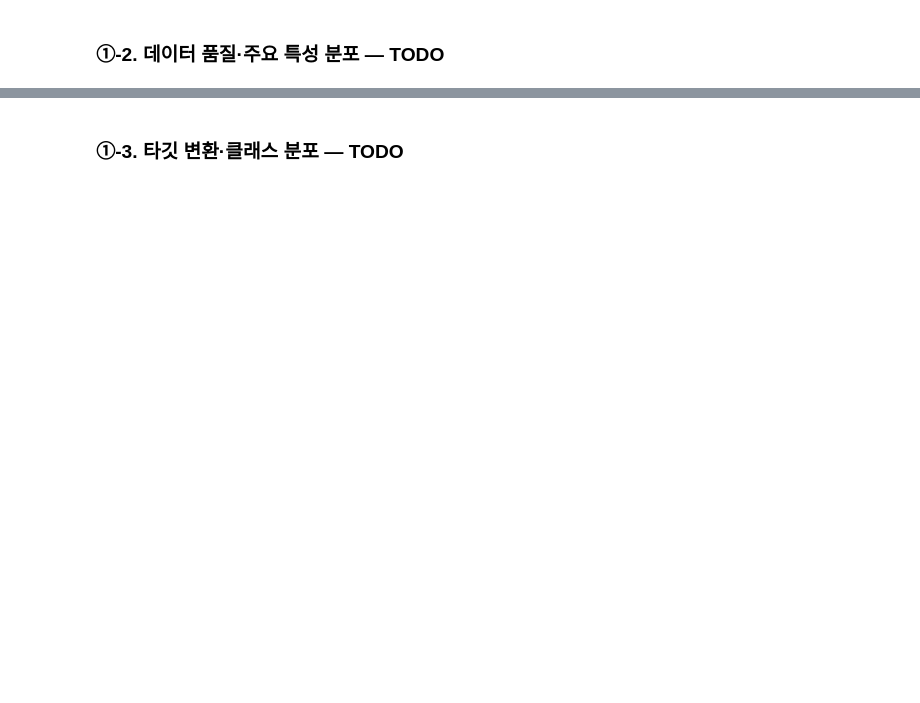
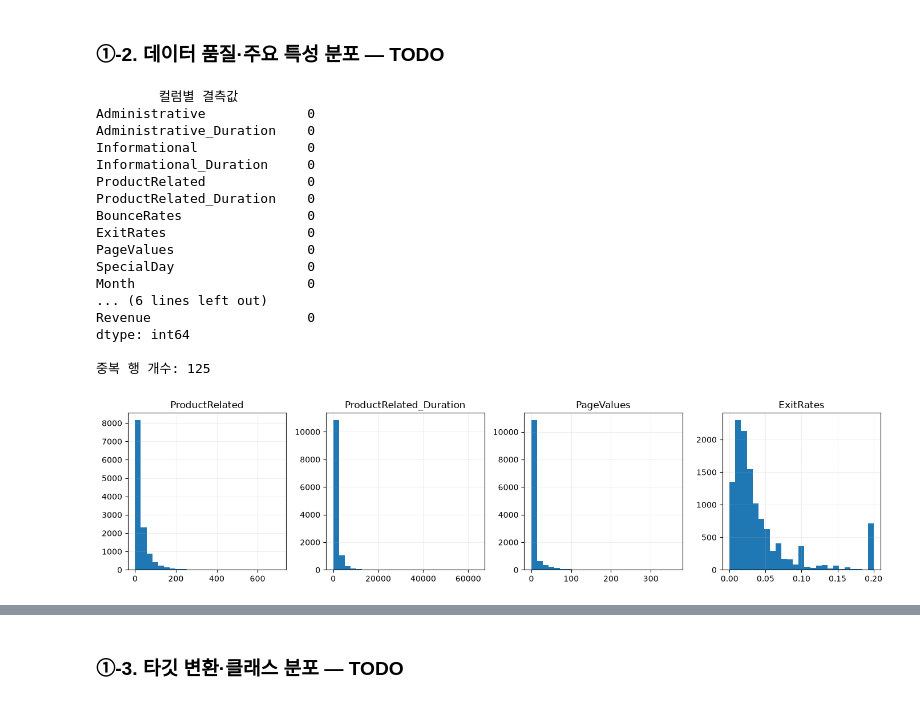
Before and after one commit to jaemin-devlog/ai-mini-projects, a Jupyter notebook: mini-project-01/code/02_classification_online_shopping.ipynb, the cells around one changed output, grey strips where cells are left out. Cells and saved outputs as stored; diff of their text form; code cells hidden in the pictures; blank space fills up the shorter version.

```diff
--- a/mini-project-01/code/02_classification_online_shopping.ipynb
+++ b/mini-project-01/code/02_classification_online_shopping.ipynb
@@ -57,17 +106,37 @@ df.head()
 ### ①-2. 데이터 품질·주요 특성 분포 — TODO
 # %%
 # TODO 1-2. 결측값 개수와 중복 행 개수를 출력합니다.
-# 힌트: isna().sum(), duplicated().sum()
-...
+print("\t컬럼별 결측값")
+print(df.isna().sum())
+print("\n중복 행 개수:", df.duplicated().sum())
 
 # [공통] 시각화할 특성과 그래프 틀
 plot_cols = ["ProductRelated", "ProductRelated_Duration", "PageValues", "ExitRates"]
 fig, axes = plt.subplots(1, 4, figsize=(14, 3.5))
 for ax, col in zip(axes, plot_cols):
     # TODO 1-3. 각 특성의 히스토그램을 작성합니다.
-    # 힌트: ax.hist(df[col], bins=25)
-    ...
+    ax.hist(df[col], bins=25)
     ax.set_title(col)
     ax.grid(alpha=0.2)
+
 plt.tight_layout()
 plt.show()
+# %% [output]
+        컬럼별 결측값
+Administrative             0
+Administrative_Duration    0
+Informational              0
+Informational_Duration     0
+ProductRelated             0
+ProductRelated_Duration    0
+BounceRates                0
+ExitRates                  0
+PageValues                 0
+SpecialDay                 0
+Month                      0
+... (6 lines left out)
+Revenue                    0
+dtype: int64
+
+중복 행 개수: 125
+[figure, added]
```
Also changed, not shown: parts of 7 cells of this notebook.
